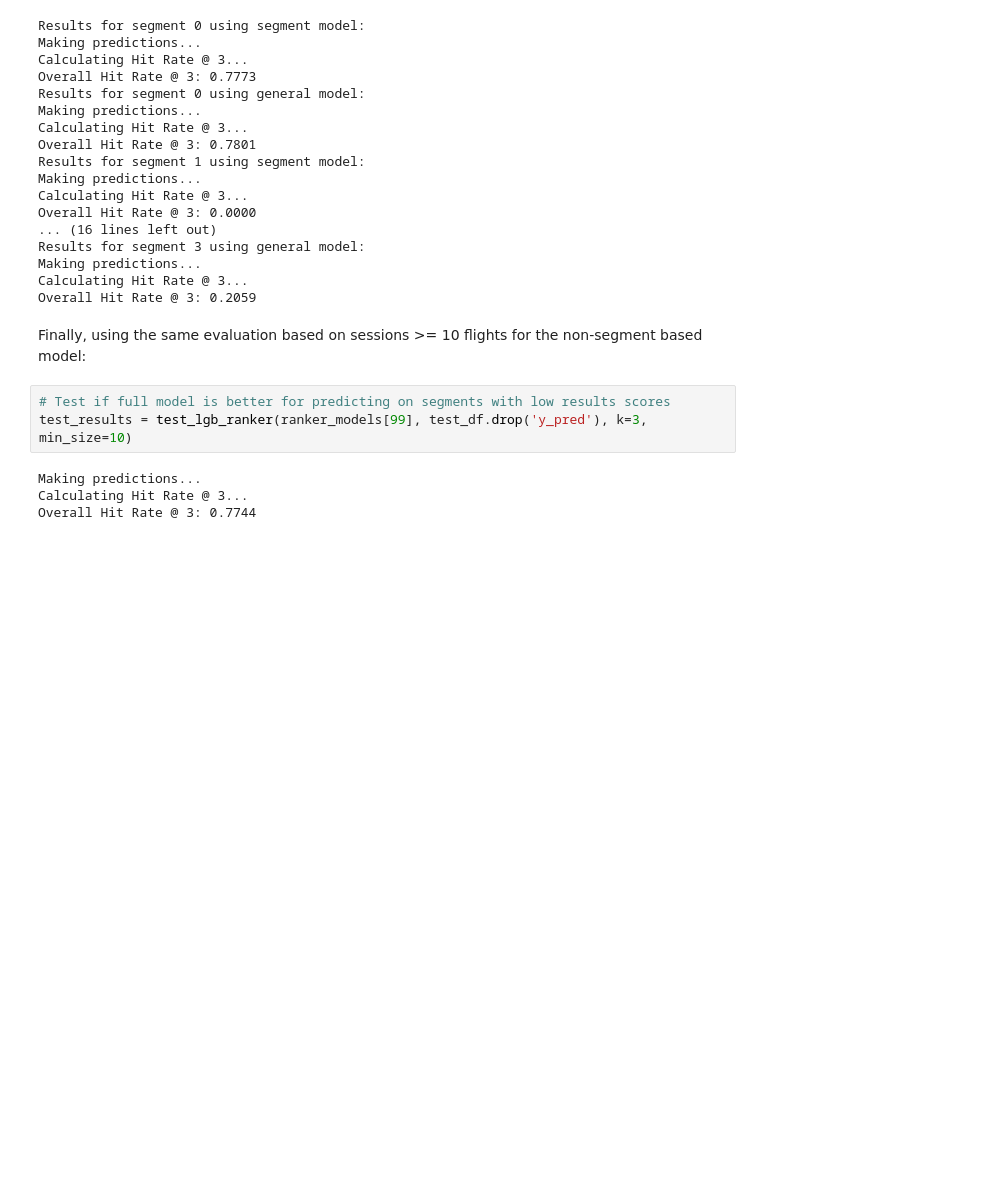
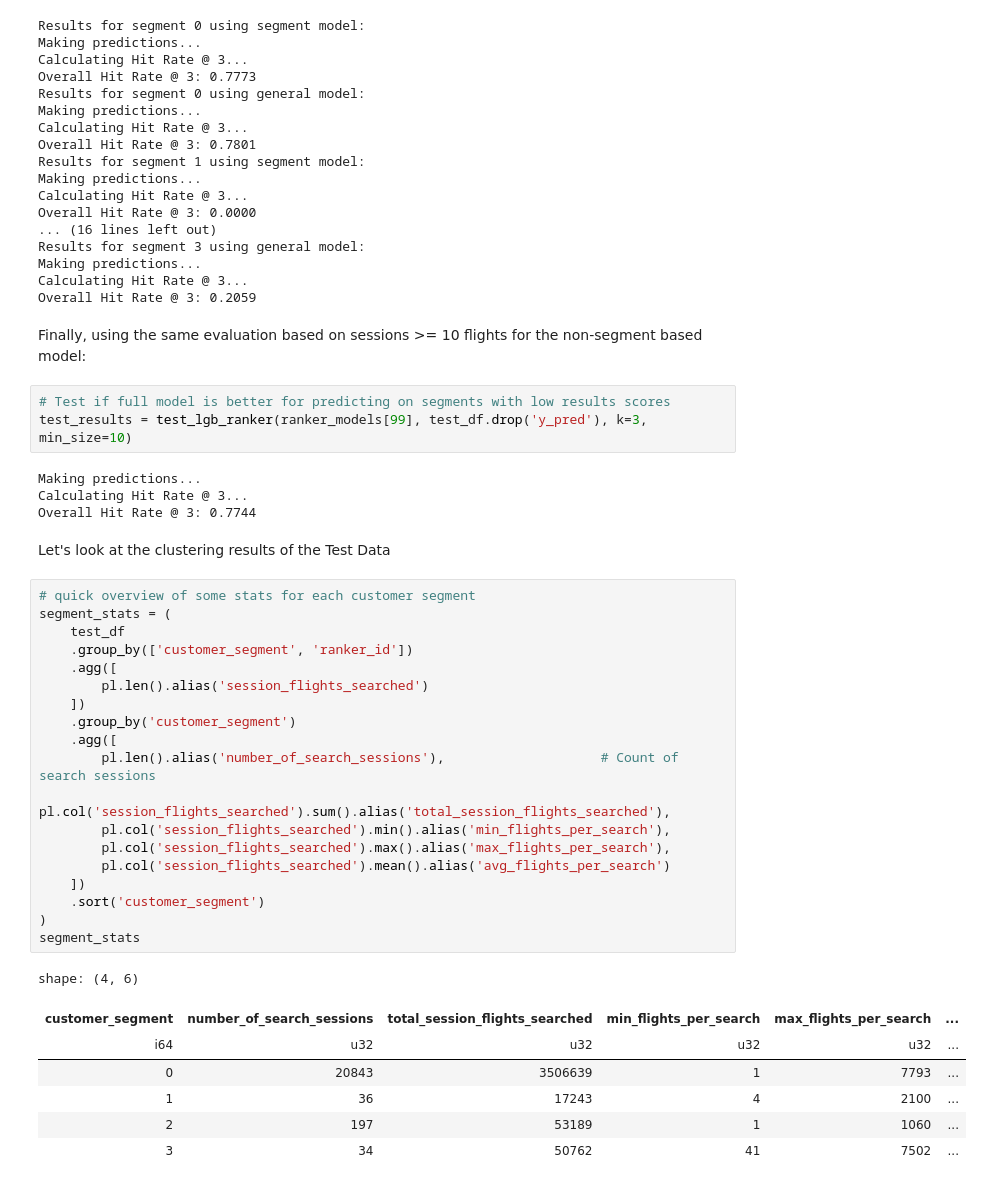
Before and after one commit to jfroggatt/aeroclub_recsys_2025, a Jupyter notebook: aeroclub_recsys.ipynb, the cells around one changed output. Saved outputs shown, nothing was run; the diff lists cells and outputs as text; blank space fills up the shorter version.

```diff
--- a/aeroclub_recsys.ipynb
+++ b/aeroclub_recsys.ipynb
@@ -1444,3 +1461,32 @@ test_results = test_lgb_ranker(ranker_models[99], test_df.drop('y_pred'), k=3, m
 Making predictions...
 Calculating Hit Rate @ 3...
 Overall Hit Rate @ 3: 0.7744
+# %% [markdown]
+Let's look at the clustering results of the Test Data
+# %%
+# quick overview of some stats for each customer segment
+segment_stats = (
+    test_df
+    .group_by(['customer_segment', 'ranker_id'])
+    .agg([
+        pl.len().alias('session_flights_searched')
+    ])
+    .group_by('customer_segment')
+    .agg([
+        pl.len().alias('number_of_search_sessions'),                    # Count of search sessions
+        pl.col('session_flights_searched').sum().alias('total_session_flights_searched'),
+        pl.col('session_flights_searched').min().alias('min_flights_per_search'),
+        pl.col('session_flights_searched').max().alias('max_flights_per_search'),
+        pl.col('session_flights_searched').mean().alias('avg_flights_per_search')
+    ])
+    .sort('customer_segment')
+)
+segment_stats
+# %% [output]
+shape: (4, 6)
+| customer_segment | number_of_search_sessions | total_session_flights_searched | min_flights_per_search | max_flights_per_search | ... |
+| i64 | u32 | u32 | u32 | u32 | ... |
+| 0 | 20843 | 3506639 | 1 | 7793 | ... |
+| 1 | 36 | 17243 | 4 | 2100 | ... |
+| 2 | 197 | 53189 | 1 | 1060 | ... |
+| 3 | 34 | 50762 | 41 | 7502 | ... |
```
Also changed, not shown: parts of 5 cells of this notebook, 1 other file.
